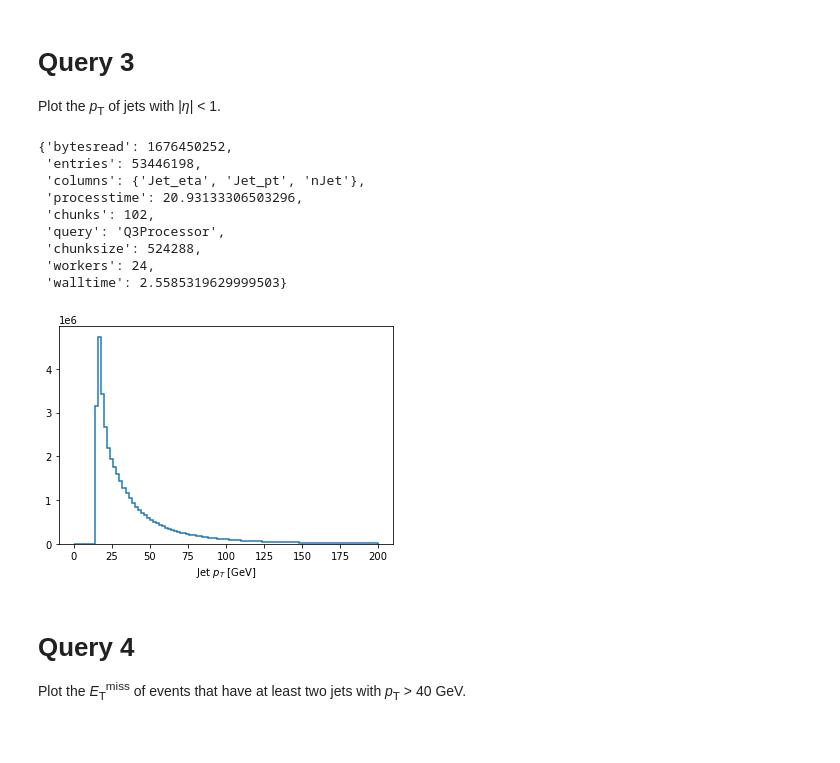
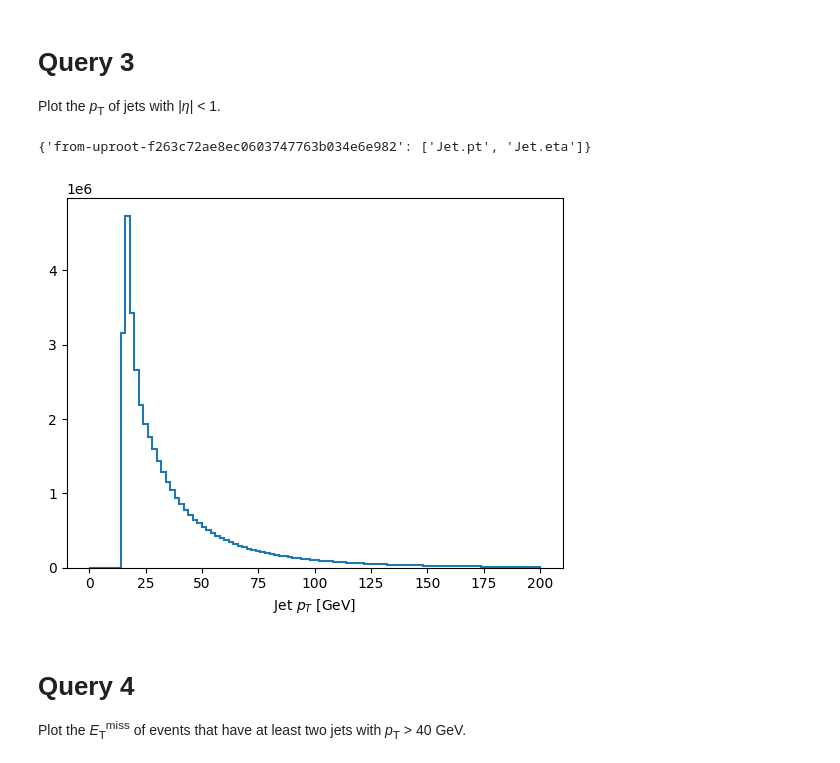
Before and after one commit to mats-playground/coffea-benchmarks, a Jupyter notebook: coffea-adl-benchmarks.ipynb, the cells around one changed output. Saved outputs shown, nothing was run; the diff lists cells and outputs as text; code cells hidden in the pictures; blank space fills up the shorter version.

```diff
--- a/coffea-adl-benchmarks.ipynb
+++ b/coffea-adl-benchmarks.ipynb
@@ -97,32 +67,17 @@ metrics
 # Query 3
 Plot the <i>p</i><sub>T</sub> of jets with |<i>η</i>| < 1.
 # %%
-class Q3Processor(processor.ProcessorABC):
-    def process(self, events):
-        return (
-            hist.Hist.new.Reg(100, 0, 200, name="ptj", label="Jet $p_{T}$ [GeV]")
-            .Double()
-            .fill(ak.flatten(events.Jet[abs(events.Jet.eta) < 1].pt))
-        )
+q3_hist = (
+    hda.Hist.new.Reg(100, 0, 200, name="ptj", label="Jet $p_{T}$ [GeV]")
+    .Double()
+    .fill(dak.flatten(events.Jet[abs(events.Jet.eta) < 1].pt))
+)
 
-    def postprocess(self, accumulator):
-        return accumulator
-
-
-out, metrics = run(Q3Processor)
-out.plot1d()
-metrics
+q3_hist.compute().plot1d()
+dak.necessary_columns(q3_hist)
 # %% [output]
-{'bytesread': 1676450252,
- 'entries': 53446198,
- 'columns': {'Jet_eta', 'Jet_pt', 'nJet'},
- 'processtime': 20.93133306503296,
- 'chunks': 102,
- 'query': 'Q3Processor',
- 'chunksize': 524288,
- 'workers': 24,
- 'walltime': 2.5585319629999503}
+{'from-uproot-f263c72ae8ec0603747763b034e6e982': ['Jet.pt', 'Jet.eta']}
-[figure, old version]
+[figure, new version]
 # %% [markdown]
 # Query 4
 Plot the <i>E</i><sub>T</sub><sup>miss</sup> of events that have at least two jets with <i>p</i><sub>T</sub> > 40 GeV.
```
Also changed, not shown: parts of 8 cells of this notebook.
